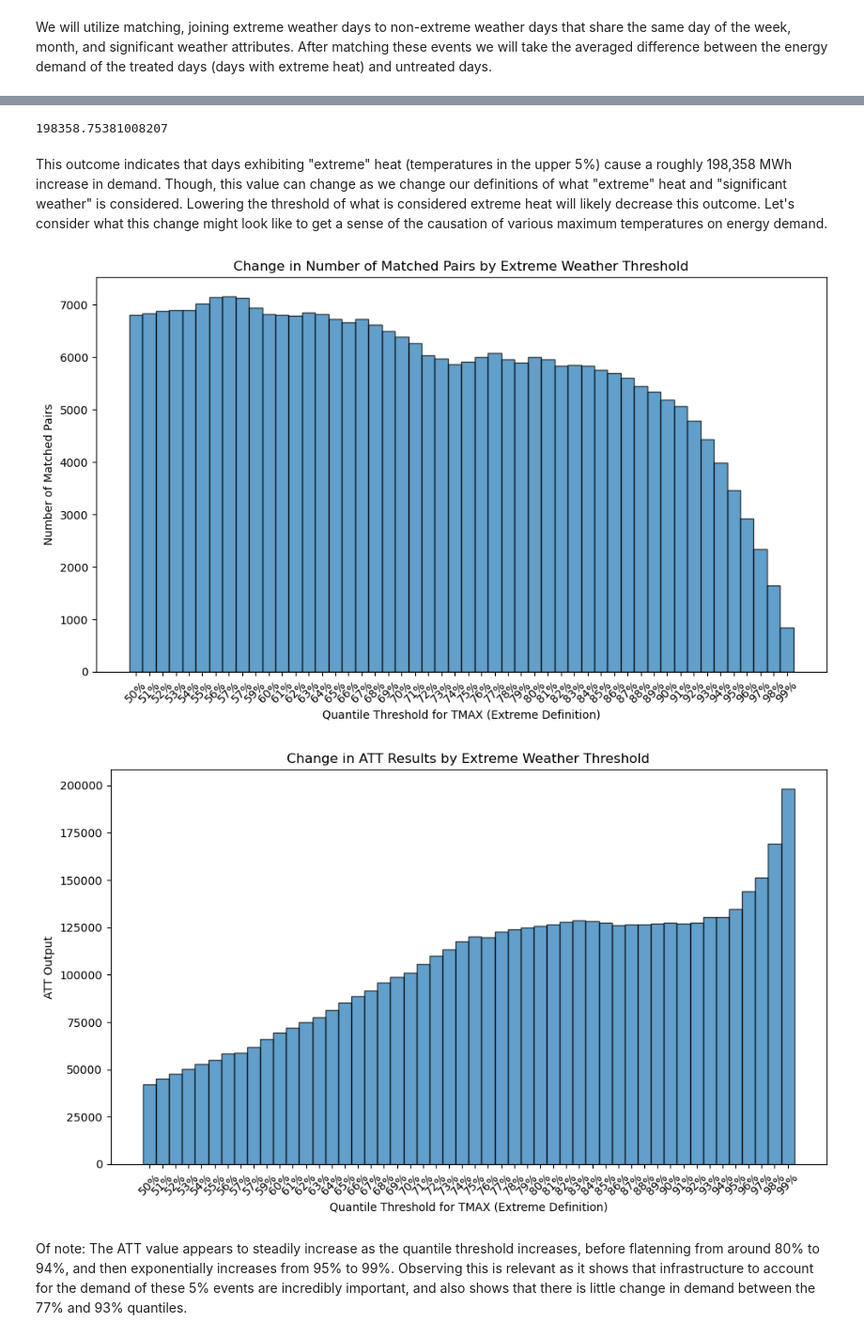
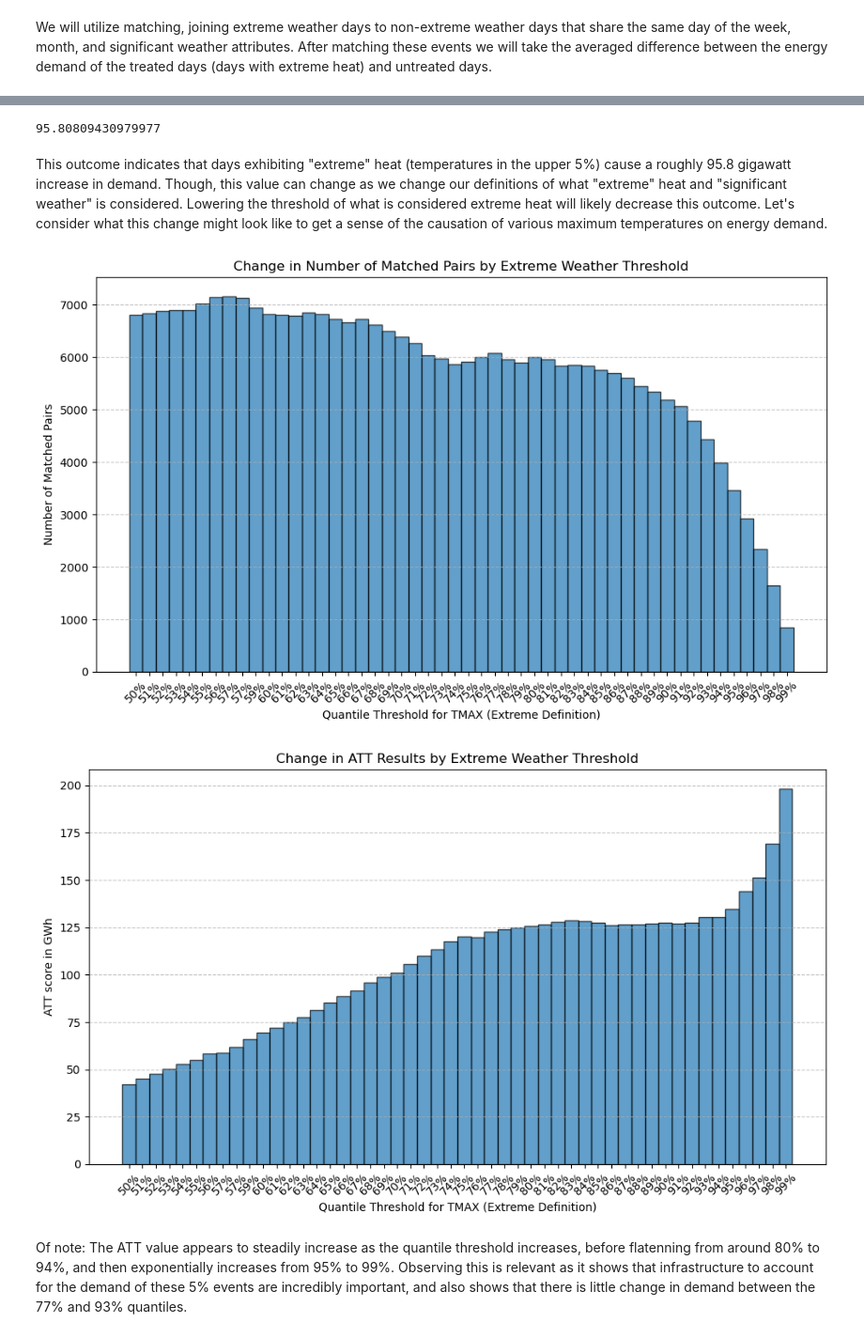
Before and after one commit to omarmejiaa/ds102_finalproj, a Jupyter notebook: Q1Real.ipynb, the cells around one changed output, grey strips where cells are left out. Shown: that part at 94% size. Saved outputs shown, nothing was run; the diff lists cells and outputs as text; code cells hidden in the pictures.

```diff
--- a/Q1Real.ipynb
+++ b/Q1Real.ipynb
@@ -10,4 +33,6 @@ import matplotlib.pyplot as plt
 # %%
+# This function is utilized to perform some cleaning on the data - this is taken directly from the EDA section
+
 def eda(data):
     df = data.copy()
     df = df[['Region', 'UTC time', 'Local date', 'Hour', 'Local time', 'Time zone',
@@ -21,5 +46,6 @@ def eda(data):
     df = df[(df['year'] >= 2016) & (df['year'] <= 2023)]
     df['Hour'] = df['Hour'] - 1
     df['D'] = pd.to_numeric(df['D'].str.replace(',', '', regex=False), errors='coerce')
+    df['D'] = df['D'] / 1000
     return df
 # %%
@@ -205,7 +247,7 @@ matched_pairs
 att = (matched_pairs['D_treated'] - matched_pairs['D_untreated']).mean()
 att
 # %% [output]
-198358.75381008207
+95.80809430979977
 # %% [markdown]
-This outcome indicates that days exhibiting "extreme" heat (temperatures in the upper 5%) cause a roughly 198,358 MWh increase in demand. Though, this value can change as we change our definitions of what "extreme" heat and "significant weather" is considered. Lowering the threshold of what is considered extreme heat will likely decrease this outcome. Let's consider what this change might look like to get a sense of the causation of various maximum temperatures on energy demand.
+This outcome indicates that days exhibiting "extreme" heat (temperatures in the upper 5%) cause a roughly 95.8 gigawatt increase in demand. Though, this value can change as we change our definitions of what "extreme" heat and "significant weather" is considered. Lowering the threshold of what is considered extreme heat will likely decrease this outcome. Let's consider what this change might look like to get a sense of the causation of various maximum temperatures on energy demand.
 # %%
@@ -241,26 +286,30 @@ for q in quantiles:
 # %%
 # Matched Pairs
 plt.figure(figsize=(10, 6))
-plt.bar(quantiles, matching_results, width=0.01, edgecolor='black', alpha=0.7)
+plt.bar(quantiles, matching_results, width=0.01, edgecolor='black', alpha=0.7, label='Matched Pairs')
 plt.xlabel('Quantile Threshold for TMAX (Extreme Definition)')
 plt.ylabel('Number of Matched Pairs')
 plt.title('Change in Number of Matched Pairs by Extreme Weather Threshold')
 plt.xticks(quantiles, labels=[f"{int(q * 100)}%" for q in quantiles], rotation=45)
+plt.grid(axis='y', linestyle='--', alpha=0.7)
 plt.tight_layout()
+plt.savefig("Matched_Chart_with_Grid.png")
 plt.show()
 
 # ATT Results
 plt.figure(figsize=(10, 6))
-plt.bar(quantiles, att_results, width=0.01, edgecolor='black', alpha=0.7)
+plt.bar(quantiles, att_results, width=0.01, edgecolor='black', alpha=0.7, label='ATT Results')
 plt.xlabel('Quantile Threshold for TMAX (Extreme Definition)')
-plt.ylabel('ATT Output')
+plt.ylabel('ATT score in GWh')
 plt.title('Change in ATT Results by Extreme Weather Threshold')
 plt.xticks(quantiles, labels=[f"{int(q * 100)}%" for q in quantiles], rotation=45)
+plt.grid(axis='y', linestyle='--', alpha=0.7)
 plt.tight_layout()
+plt.savefig("ATT_Chart_with_Grid.png")
 plt.show()
 # %% [output]
 [figure]
-[figure, old version]
+[figure, new version]
 # %% [markdown]
 Of note: The ATT value appears to steadily increase as the quantile threshold increases, before flatenning from around 80% to 94%, and then exponentially increases from 95% to 99%. Observing this is relevant as it shows that infrastructure to account for the demand of these 5% events are incredibly important, and also shows that there is little change in demand between the 77% and 93% quantiles.
 # %%
```
Also changed, not shown: parts of 36 cells of this notebook, 1 other file.
